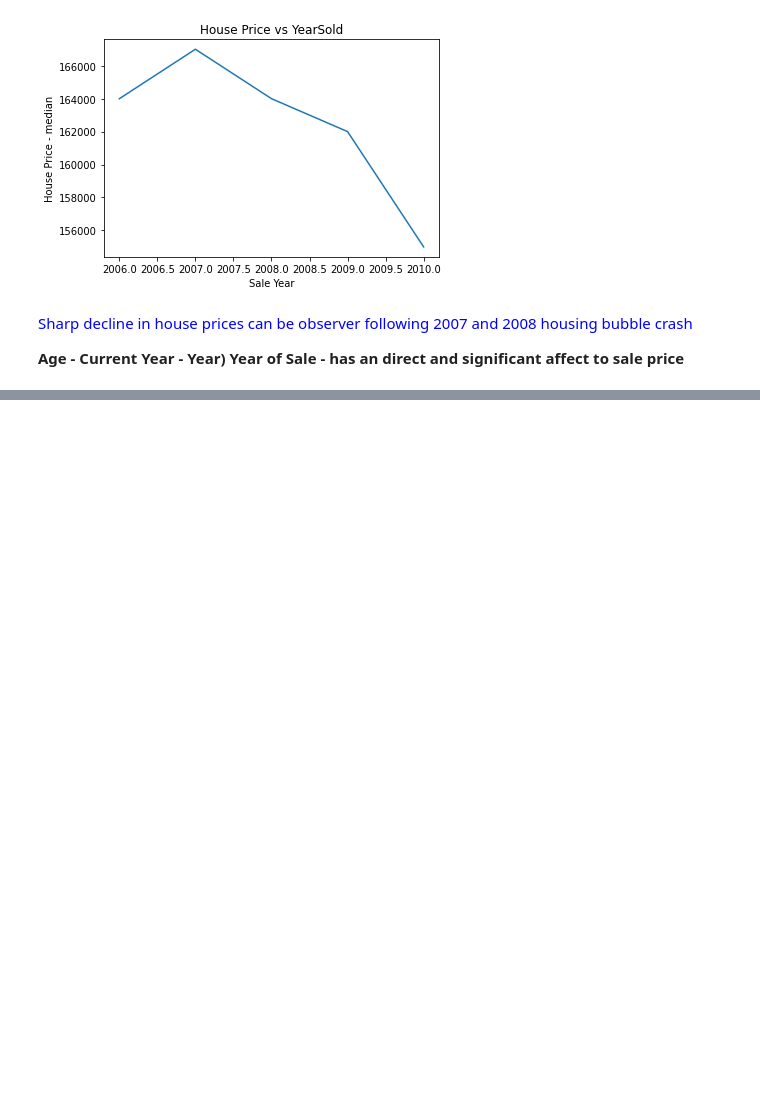
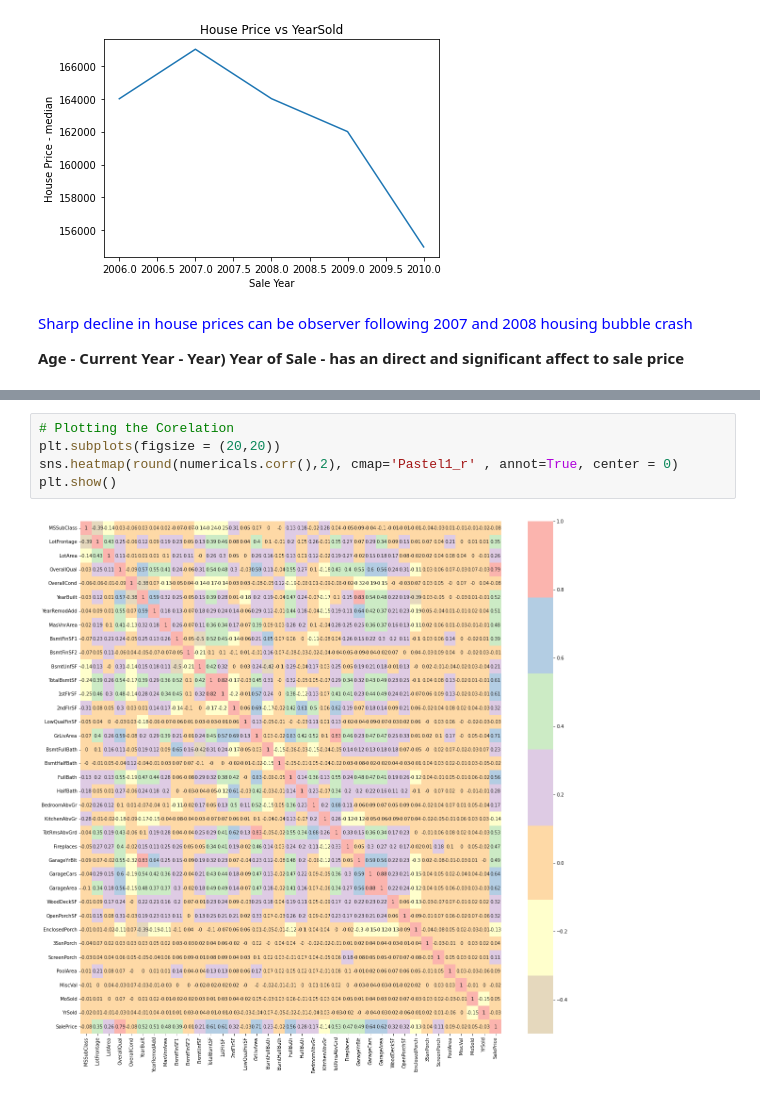
Before and after one commit to taruj/Advanced-Regression-Assignment, a Jupyter notebook: Advanced_Regression_Assignment.ipynb, the cells around one changed output, grey strips where cells are left out. Drawn from its saved outputs; the diff is of its cells as text; blank space fills up the shorter version.

```diff
--- a/Advanced_Regression_Assignment.ipynb
+++ b/Advanced_Regression_Assignment.ipynb
@@ -167,0 +228,7 @@ plt.show()
+# %%
+# Plotting the Corelation
+plt.subplots(figsize = (20,20))
+sns.heatmap(round(numericals.corr(),2), cmap='Pastel1_r' , annot=True, center = 0)
+plt.show()
+# %% [output]
+[figure, added]
```
Also changed, not shown: parts of 9 cells of this notebook.
